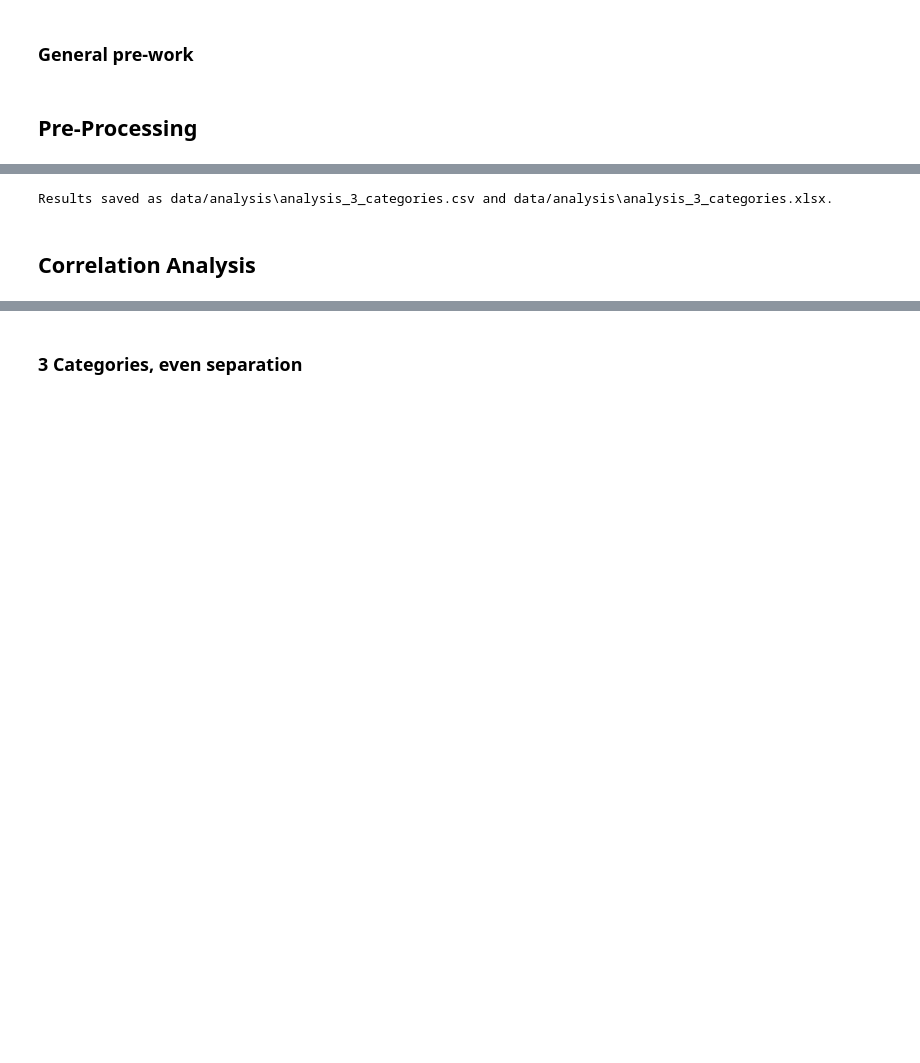
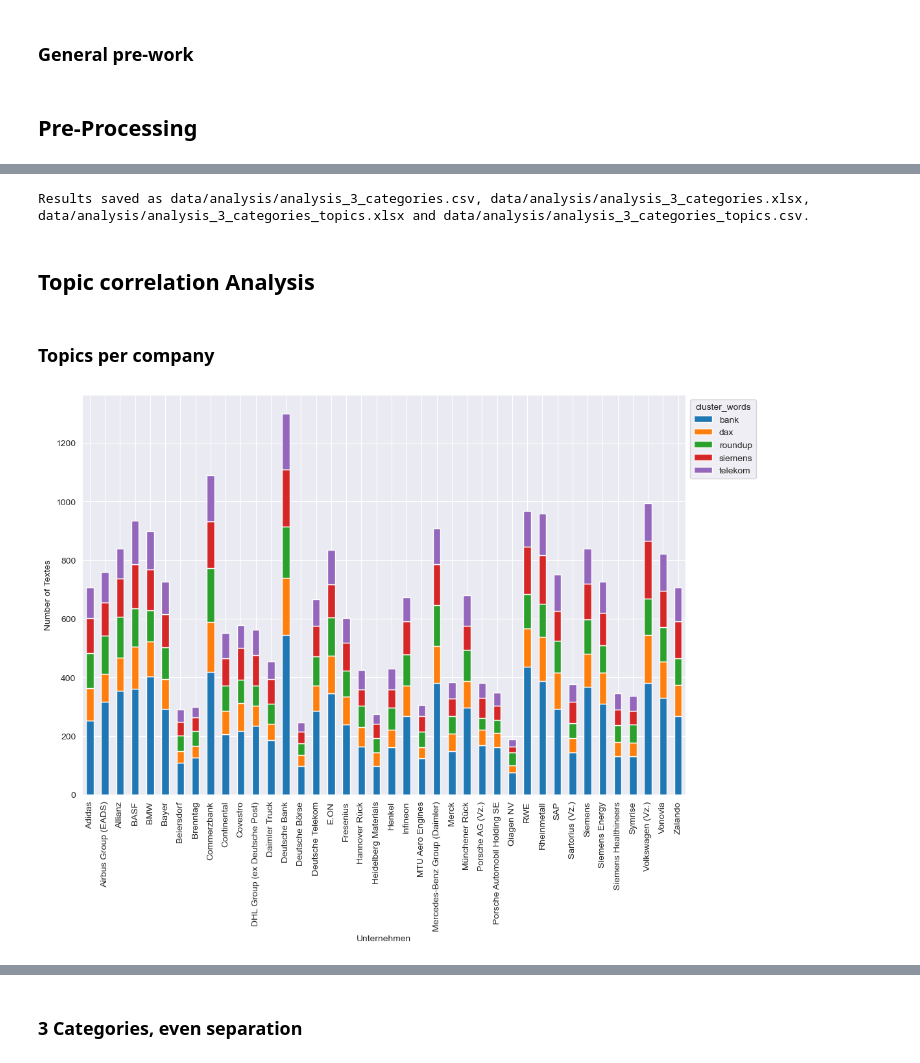
Before and after one commit to M-Mcknsn/NAK-Text-Analytics, a Jupyter notebook: src/relationship_analysis.ipynb, the cells around one changed output, grey strips where cells are left out. Drawn from its saved outputs; the diff is of its cells as text; code cells hidden in the pictures; blank space fills up the shorter version.

Commit message:
Relationship Analysis done

```diff
--- a/src/relationship_analysis.ipynb
+++ b/src/relationship_analysis.ipynb
@@ -25,14 +18,13 @@ if not os.path.exists(output_folder):
     os.makedirs(output_folder)
 
 # Add the normal distribution stock values to the combined sentiment table
-csv_file_path_normal_3 = 'data/transfer/cleaned_articles_normalverteilt_3.csv' # define the path of the input csv file with 3 categories, normal distribution
+csv_file_path_normal_3 = 'data/transfer/cleaned_articles_normalverteilt_3.csv'
+csv_file_path_combined_sentiments = 'data/sentiment_results/sentiment_results_combined.csv'
+csv_file_path_topics = 'data/transfer/topic_modeling.csv'
 
 # Load the data set
-df_3categories_normal = pd.read_csv(csv_file_path_normal_3, encoding='utf-8', quoting=csv.QUOTE_ALL) # ensuring the right encoding as in the csv file we still encounter incorrectly encoded special characters
-
-csv_file_path_combined_sentiments = 'data/sentiment_results/sentiment_results_combined.csv' # define the path of the input csv file with the sentiment results
-
-# Load the data set
+df_3categories_normal = pd.read_csv(csv_file_path_normal_3, encoding='utf-8', quoting=csv.QUOTE_ALL)
+df_topics = pd.read_csv(csv_file_path_topics, encoding='utf-8', quoting=csv.QUOTE_ALL)
 df_combined_sentiments = pd.read_csv(csv_file_path_combined_sentiments, encoding='utf-8', quoting=csv.QUOTE_ALL) # ensuring the right encoding as in the csv file we still encounter incorrectly encoded special characters
 # %% [markdown]
 ## Pre-Processing
@@ -69,34 +53,57 @@ print(df_merged_3_categories.head(3))
 # %%
 #Rename and reposition columns
 
-# 1. Rename column "Stock_Value" to "Stock_Value_evenly_separated"
+# Rename column "Stock_Value" to "Stock_Value_evenly_separated"
 df_merged_3_categories.rename(columns={'Stock_Value': 'Stock_Value_Evenly_Separated'}, inplace=True)
 
-# 2. Rename column "Stock_ValueStd" to "Stock_Value_normal_distribution"
+# Rename column "Stock_ValueStd" to "Stock_Value_normal_distribution"
 df_merged_3_categories.rename(columns={'Stock_ValueStd': 'Stock_Value_Normal_Distribution'}, inplace=True)
 
-# 3. Reorder columns to move "Stock_Value_normal_distribution" to the 8th column
+# Reorder columns to move "Stock_Value_normal_distribution" to the 8th column
 cols = df_merged_3_categories.columns.tolist()
 cols.insert(7, cols.pop(cols.index('Stock_Value_Normal_Distribution')))
 df_merged_3_categories = df_merged_3_categories[cols]
 
-# 4. Capitalize the stock value
+# Capitalize the stock value
 df_merged_3_categories['Stock_Value_Evenly_Separated'] = df_merged_3_categories['Stock_Value_Evenly_Separated'].str.capitalize()
 df_merged_3_categories['Stock_Value_Normal_Distribution'] = df_merged_3_categories['Stock_Value_Normal_Distribution'].str.capitalize()
+df_merged_3_categories_topics = df_merged_3_categories.merge(df_topics[['cluster_words']], left_index=True, right_index=True)
 # %%
 # Save the merged file in the correct repository folder
 
 # Save to an Excel file
 excel_output_file_analysis_3 = os.path.join(output_folder, 'analysis_3_categories.xlsx')
 df_merged_3_categories.to_excel(excel_output_file_analysis_3, index=False)
+excel_output_file_analysis_3_topics = os.path.join(output_folder, 'analysis_3_categories_topics.xlsx')
+df_merged_3_categories_topics.to_excel(excel_output_file_analysis_3_topics, index=False)
 
 # Save the results to a csv file with the same name
 csv_output_file_analysis_3 = os.path.join(output_folder, 'analysis_3_categories.csv')
 df_merged_3_categories.to_csv(csv_output_file_analysis_3, index=False, encoding='utf-8', quoting=csv.QUOTE_ALL)
+csv_output_file_analysis_3_topics = os.path.join(output_folder, 'analysis_3_categories_topics.csv')
+df_merged_3_categories_topics.to_csv(csv_output_file_analysis_3_topics, index=False, encoding='utf-8', quoting=csv.QUOTE_ALL)
 
 # Print final info
-print(f"Results saved as {csv_output_file_analysis_3} and {excel_output_file_analysis_3}.")
+print(f"Results saved as {csv_output_file_analysis_3}, {excel_output_file_analysis_3}, {excel_output_file_analysis_3_topics} and {csv_output_file_analysis_3_topics}.")
 # %% [output]
-Results saved as data/analysis\analysis_3_categories.csv and data/analysis\analysis_3_categories.xlsx.
+Results saved as data/analysis/analysis_3_categories.csv, data/analysis/analysis_3_categories.xlsx, data/analysis/analysis_3_categories_topics.xlsx and data/analysis/analysis_3_categories_topics.csv.
 # %% [markdown]
-## Correlation Analysis
+## Topic correlation Analysis
+# %% [markdown]
+### Topics per company
+# %%
+# Find the most important topics per company
+grouped_df = df_merged_3_categories_topics.groupby(['Unternehmen', 'cluster_words']).size().reset_index(name='Number_Entries')
+
+# Find the 5 most important topics per company
+top_clusters_df = grouped_df.groupby('Unternehmen').apply(lambda x: x.nlargest(5, 'Number_Entries')).reset_index(drop=True)
+pivot_table = pd.pivot_table(top_clusters_df, values='Number_Entries', index='Unternehmen', columns='cluster_words', fill_value=0)
+
+# Create chart
+ax = pivot_table.plot(kind='bar', stacked=True, figsize=(12, 8))
+
+plt.ylabel('Number of Textes')
+plt.legend(title='cluster_words', loc='upper left', bbox_to_anchor=(1, 1))
+plt.show()
+# %% [output]
+[figure, added]
```
Also changed, not shown: parts of 11 cells of this notebook, 4 other files.
